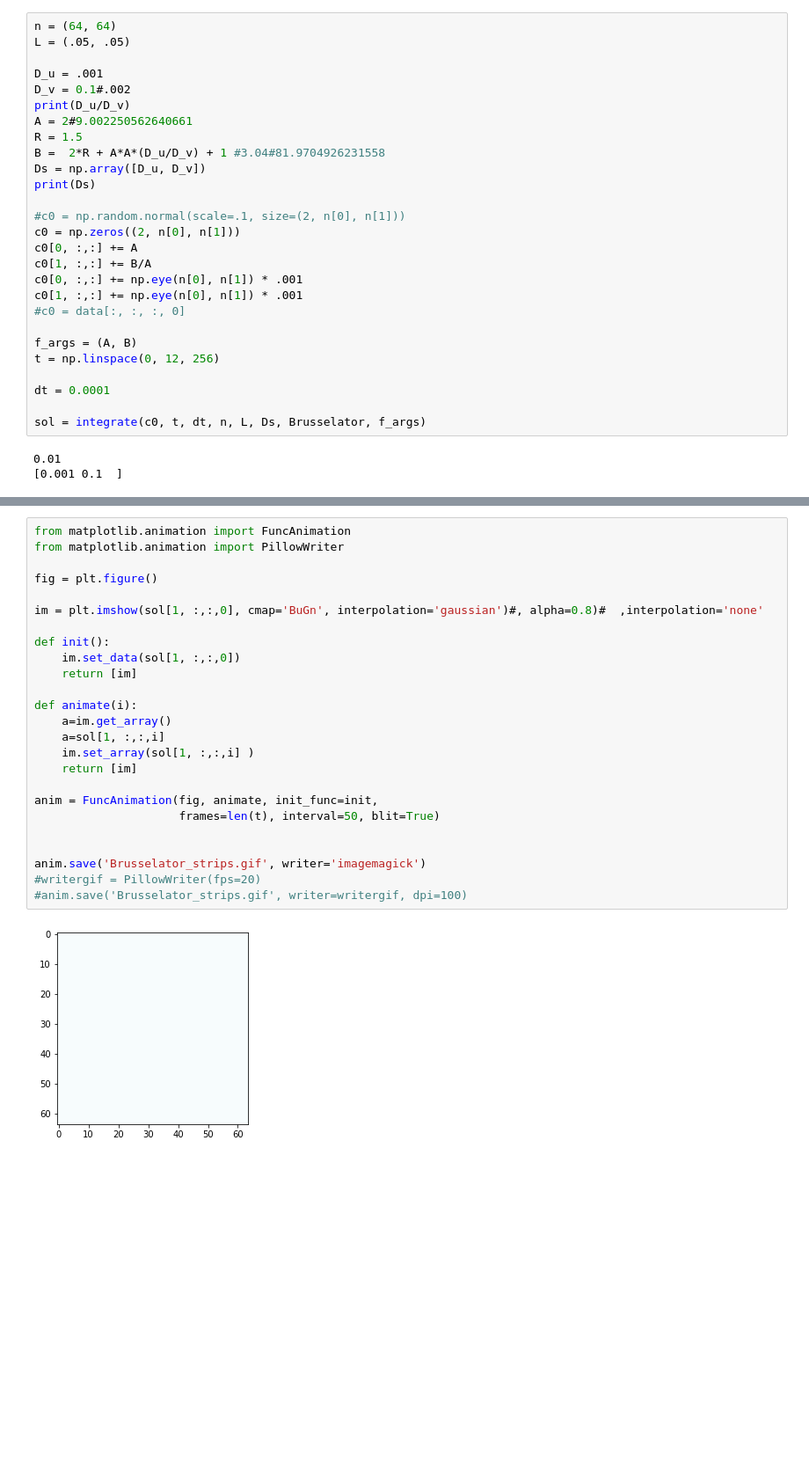
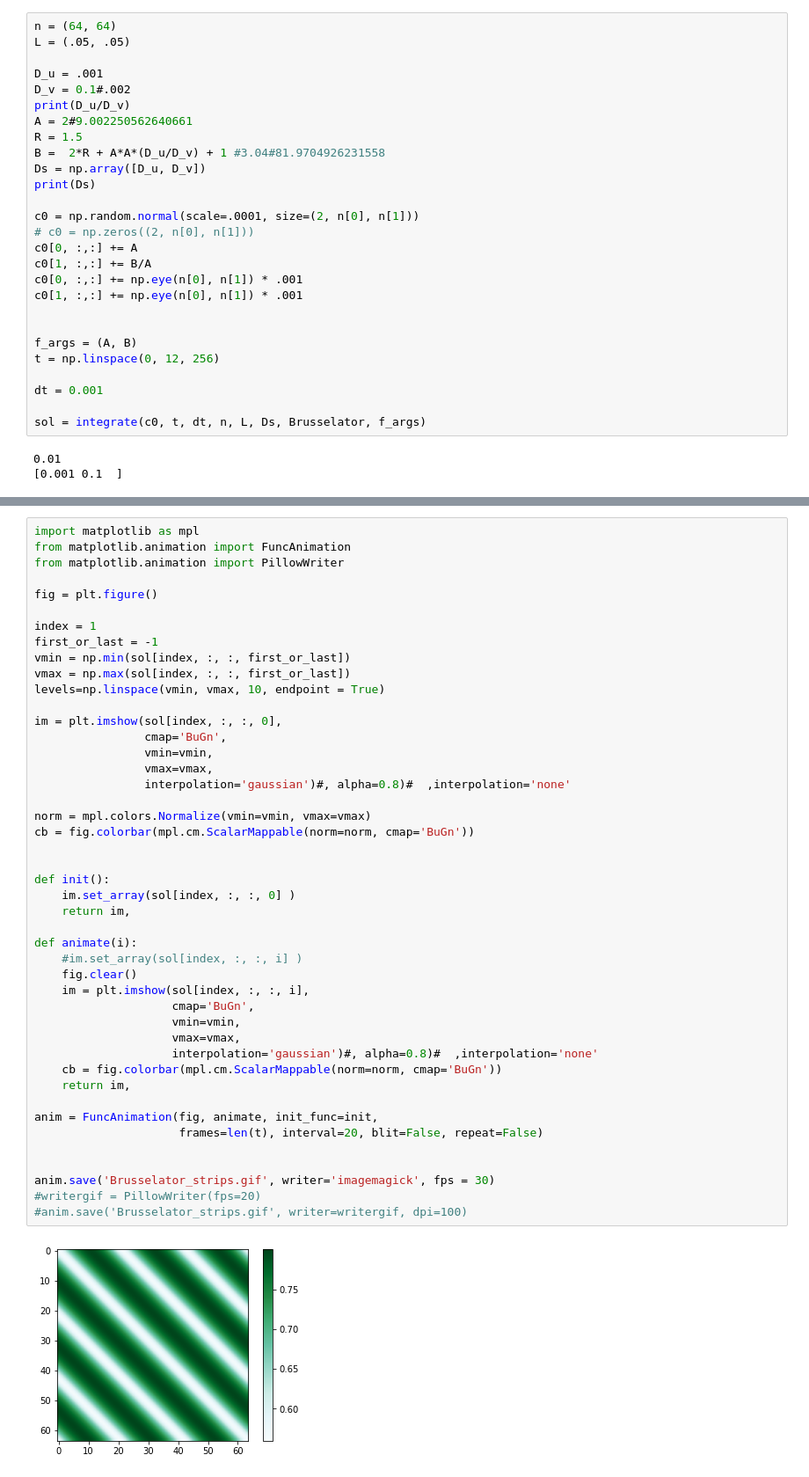
Before and after one commit to rpazuki/morpho_repo, a Jupyter notebook: solver/Turing_Brusselator_pde_solution_solver-Copy1.ipynb, the cells around one changed output, grey strips where cells are left out. Shown at 88% size. Saved outputs shown, nothing was run; the diff lists cells and outputs as text; blank space fills up the shorter version.

```diff
--- a/solver/Turing_Brusselator_pde_solution_solver-Copy1.ipynb
+++ b/solver/Turing_Brusselator_pde_solution_solver-Copy1.ipynb
@@ -426,18 +426,18 @@ B =  2*R + A*A*(D_u/D_v) + 1 #3.04#81.9704926231558
 Ds = np.array([D_u, D_v])
 print(Ds)
 
-#c0 = np.random.normal(scale=.1, size=(2, n[0], n[1]))
-c0 = np.zeros((2, n[0], n[1]))
+c0 = np.random.normal(scale=.0001, size=(2, n[0], n[1]))
+# c0 = np.zeros((2, n[0], n[1]))
 c0[0, :,:] += A
 c0[1, :,:] += B/A
 c0[0, :,:] += np.eye(n[0], n[1]) * .001
 c0[1, :,:] += np.eye(n[0], n[1]) * .001
-#c0 = data[:, :, :, 0]
+
 
 f_args = (A, B)
 t = np.linspace(0, 12, 256)
 
-dt = 0.0001
+dt = 0.001
 
 sol = integrate(c0, t, dt, n, L, Ds, Brusselator, f_args)
 # %% [output]
@@ -458,30 +458,50 @@ plt.show()
 # %%
+import matplotlib as mpl
 from matplotlib.animation import FuncAnimation
 from matplotlib.animation import PillowWriter
 
 fig = plt.figure()
 
-im = plt.imshow(sol[1, :,:,0], cmap='BuGn', interpolation='gaussian')#, alpha=0.8)#  ,interpolation='none'
+index = 1
+first_or_last = -1
+vmin = np.min(sol[index, :, :, first_or_last])
+vmax = np.max(sol[index, :, :, first_or_last])
+levels=np.linspace(vmin, vmax, 10, endpoint = True)
+
+im = plt.imshow(sol[index, :, :, 0],
+                cmap='BuGn',
+                vmin=vmin,
+                vmax=vmax,
+                interpolation='gaussian')#, alpha=0.8)#  ,interpolation='none'
+
+norm = mpl.colors.Normalize(vmin=vmin, vmax=vmax)
+cb = fig.colorbar(mpl.cm.ScalarMappable(norm=norm, cmap='BuGn'))
+
 
 def init():
-    im.set_data(sol[1, :,:,0])
-    return [im]
+    im.set_array(sol[index, :, :, 0] )
+    return im,
 
 def animate(i):
-    a=im.get_array()
-    a=sol[1, :,:,i]
-    im.set_array(sol[1, :,:,i] )
-    return [im]
+    #im.set_array(sol[index, :, :, i] )
+    fig.clear()
+    im = plt.imshow(sol[index, :, :, i],
+                    cmap='BuGn',
+                    vmin=vmin,
+                    vmax=vmax,
+                    interpolation='gaussian')#, alpha=0.8)#  ,interpolation='none'
+    cb = fig.colorbar(mpl.cm.ScalarMappable(norm=norm, cmap='BuGn'))
+    return im,
 
 anim = FuncAnimation(fig, animate, init_func=init,
-                     frames=len(t), interval=50, blit=True)
+                     frames=len(t), interval=20, blit=False, repeat=False)
 
 
-anim.save('Brusselator_strips.gif', writer='imagemagick')
+anim.save('Brusselator_strips.gif', writer='imagemagick', fps = 30)
 #writergif = PillowWriter(fps=20)
 #anim.save('Brusselator_strips.gif', writer=writergif, dpi=100)
 # %% [output]
-[figure, old version]
+[figure, new version]
 # %%
 n = (64, 64)
 L = (.05, .05)
```
Also changed, not shown: parts of 4 cells of this notebook, 8 other files.
